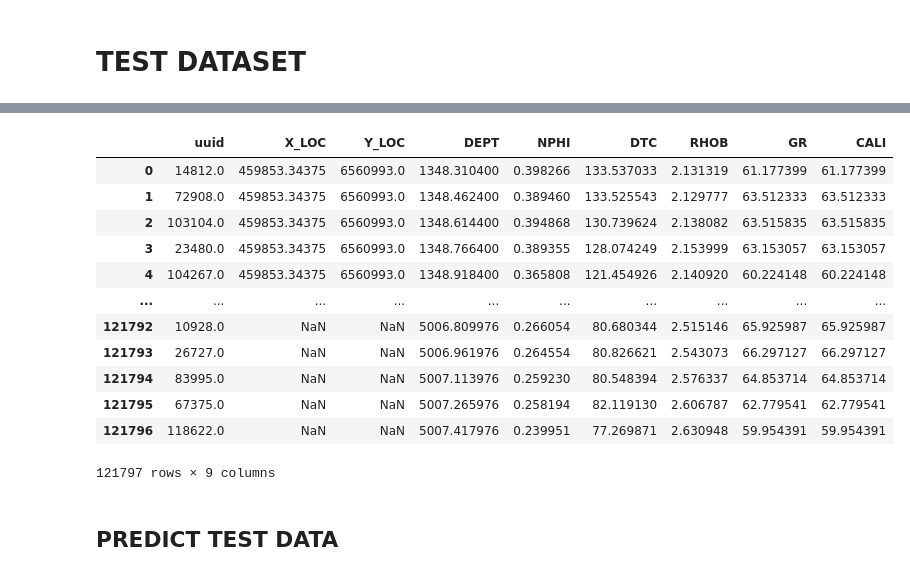
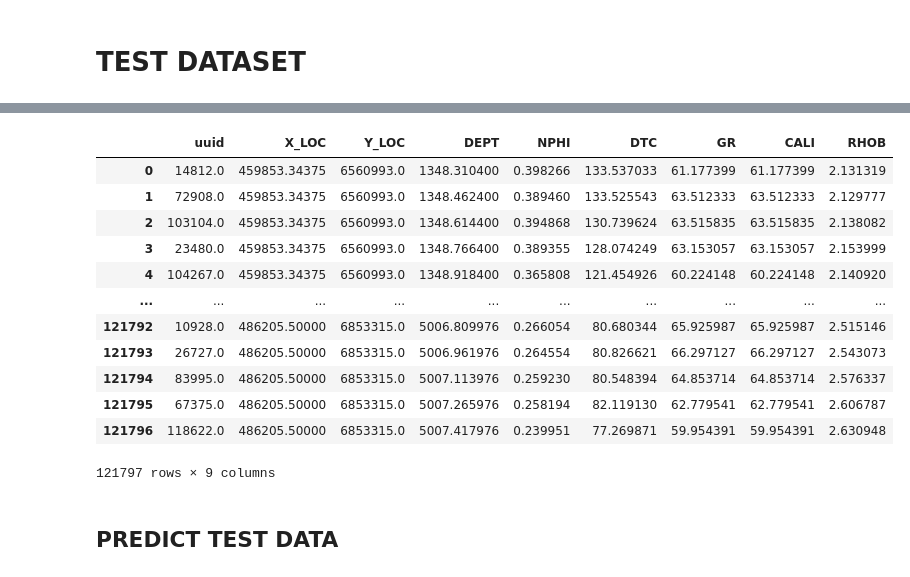
Before and after one commit to IvanSholana/ManuFact, a Jupyter notebook: all-pipeline.ipynb, the cells around one changed output, grey strips where cells are left out. Drawn from its saved outputs; the diff is of its cells as text; code cells hidden in the pictures.

```diff
--- a/all-pipeline.ipynb
+++ b/all-pipeline.ipynb
@@ -694,3 +738,6 @@ test_df = pd.read_csv("./dataset/Test_dataset.csv")
+# %%
+test_df = pd.read_csv("/test_dataset/cleaned_location_test_dataset.csv")
+clean_train_df = pd.read_csv("./dataset/cleaned_dataset.csv")
 # %%
 # 1. Pilih fitur untuk analisis (exclude specified columns)
 exclude_cols = ['Lithology_code', 'X_LOC', 'Y_LOC', 'DEPT', 'Cluster_DBSCAN']
@@ -919,17 +907,48 @@ df.drop(columns='SP', inplace=True)
+# %%
+from scipy.spatial import cKDTree
+import numpy as np
+import pandas as pd
+
+# Buat KDTree dengan koordinat (X_LOC, Y_LOC, DEPT)
+coords = test_df[['X_LOC', 'Y_LOC', 'DEPT']].values
+tree = cKDTree(coords)
+
+# Temukan 2 tetangga terdekat (k=3 untuk backup jika yang pertama kosong)
+_, idx = tree.query(coords, k=3)
+
+# Daftar kolom yang ingin diisi
+target_columns = ['NPHI', 'DTC', 'SP', 'GR', 'RHOB', 'CALI']
+
+# Isi nilai NaN menggunakan nilai dari tetangga terdekat
+for col in target_columns:
+    missing_mask = test_df[col].isna()  # Cek mana yang NaN
+    filled_values = test_df[col].copy()  # Salin nilai asli untuk diubah
+
+    for i, is_missing in enumerate(missing_mask):
+        if is_missing:
+            # Cek tetangga terdekat untuk nilai yang valid
+            for neighbor_idx in idx[i, 1:]:  # Skip self (idx[i, 0])
+                neighbor_value = test_df.iloc[neighbor_idx][col]
+                if not np.isnan(neighbor_value):  # Gunakan nilai pertama yang valid
+                    filled_values.iloc[i] = neighbor_value
+                    break  # Stop setelah menemukan tetangga valid
+
+    # Perbarui kolom dengan nilai yang telah diisi
+    test_df[col] = filled_values
 # %%
-cleaned_test_dataset = test_df[['uuid','X_LOC','Y_LOC','DEPT','NPHI','DTC','RHOB','GR','CALI']]
-cleaned_test_dataset
+prepared_test_df = test_df[['uuid','X_LOC', 'Y_LOC', 'DEPT', 'NPHI', 'DTC', 'GR', 'CALI', 'RHOB']]
+prepared_test_df
 # %% [output]
-|  | uuid | X_LOC | Y_LOC | DEPT | NPHI | DTC | RHOB | GR | CALI |
-| 0 | 14812.0 | 459853.34375 | 6560993.0 | 1348.310400 | 0.398266 | 133.537033 | 2.131319 | 61.177399 | 61.177399 |
-| 1 | 72908.0 | 459853.34375 | 6560993.0 | 1348.462400 | 0.389460 | 133.525543 | 2.129777 | 63.512333 | 63.512333 |
-| 2 | 103104.0 | 459853.34375 | 6560993.0 | 1348.614400 | 0.394868 | 130.739624 | 2.138082 | 63.515835 | 63.515835 |
-| 3 | 23480.0 | 459853.34375 | 6560993.0 | 1348.766400 | 0.389355 | 128.074249 | 2.153999 | 63.153057 | 63.153057 |
-| 4 | 104267.0 | 459853.34375 | 6560993.0 | 1348.918400 | 0.365808 | 121.454926 | 2.140920 | 60.224148 | 60.224148 |
+|  | uuid | X_LOC | Y_LOC | DEPT | NPHI | DTC | GR | CALI | RHOB |
+| 0 | 14812.0 | 459853.34375 | 6560993.0 | 1348.310400 | 0.398266 | 133.537033 | 61.177399 | 61.177399 | 2.131319 |
+| 1 | 72908.0 | 459853.34375 | 6560993.0 | 1348.462400 | 0.389460 | 133.525543 | 63.512333 | 63.512333 | 2.129777 |
+| 2 | 103104.0 | 459853.34375 | 6560993.0 | 1348.614400 | 0.394868 | 130.739624 | 63.515835 | 63.515835 | 2.138082 |
+| 3 | 23480.0 | 459853.34375 | 6560993.0 | 1348.766400 | 0.389355 | 128.074249 | 63.153057 | 63.153057 | 2.153999 |
+| 4 | 104267.0 | 459853.34375 | 6560993.0 | 1348.918400 | 0.365808 | 121.454926 | 60.224148 | 60.224148 | 2.140920 |
 | ... | ... | ... | ... | ... | ... | ... | ... | ... | ... |
-| 121792 | 10928.0 | NaN | NaN | 5006.809976 | 0.266054 | 80.680344 | 2.515146 | 65.925987 | 65.925987 |
-| 121793 | 26727.0 | NaN | NaN | 5006.961976 | 0.264554 | 80.826621 | 2.543073 | 66.297127 | 66.297127 |
-| 121794 | 83995.0 | NaN | NaN | 5007.113976 | 0.259230 | 80.548394 | 2.576337 | 64.853714 | 64.853714 |
-| 121795 | 67375.0 | NaN | NaN | 5007.265976 | 0.258194 | 82.119130 | 2.606787 | 62.779541 | 62.779541 |
-| 121796 | 118622.0 | NaN | NaN | 5007.417976 | 0.239951 | 77.269871 | 2.630948 | 59.954391 | 59.954391 |
+| 121792 | 10928.0 | 486205.50000 | 6853315.0 | 5006.809976 | 0.266054 | 80.680344 | 65.925987 | 65.925987 | 2.515146 |
+| 121793 | 26727.0 | 486205.50000 | 6853315.0 | 5006.961976 | 0.264554 | 80.826621 | 66.297127 | 66.297127 | 2.543073 |
+| 121794 | 83995.0 | 486205.50000 | 6853315.0 | 5007.113976 | 0.259230 | 80.548394 | 64.853714 | 64.853714 | 2.576337 |
+| 121795 | 67375.0 | 486205.50000 | 6853315.0 | 5007.265976 | 0.258194 | 82.119130 | 62.779541 | 62.779541 | 2.606787 |
+| 121796 | 118622.0 | 486205.50000 | 6853315.0 | 5007.417976 | 0.239951 | 77.269871 | 59.954391 | 59.954391 | 2.630948 |
 121797 rows × 9 columns
```
Also changed, not shown: parts of 23 cells of this notebook, 3 other files.
